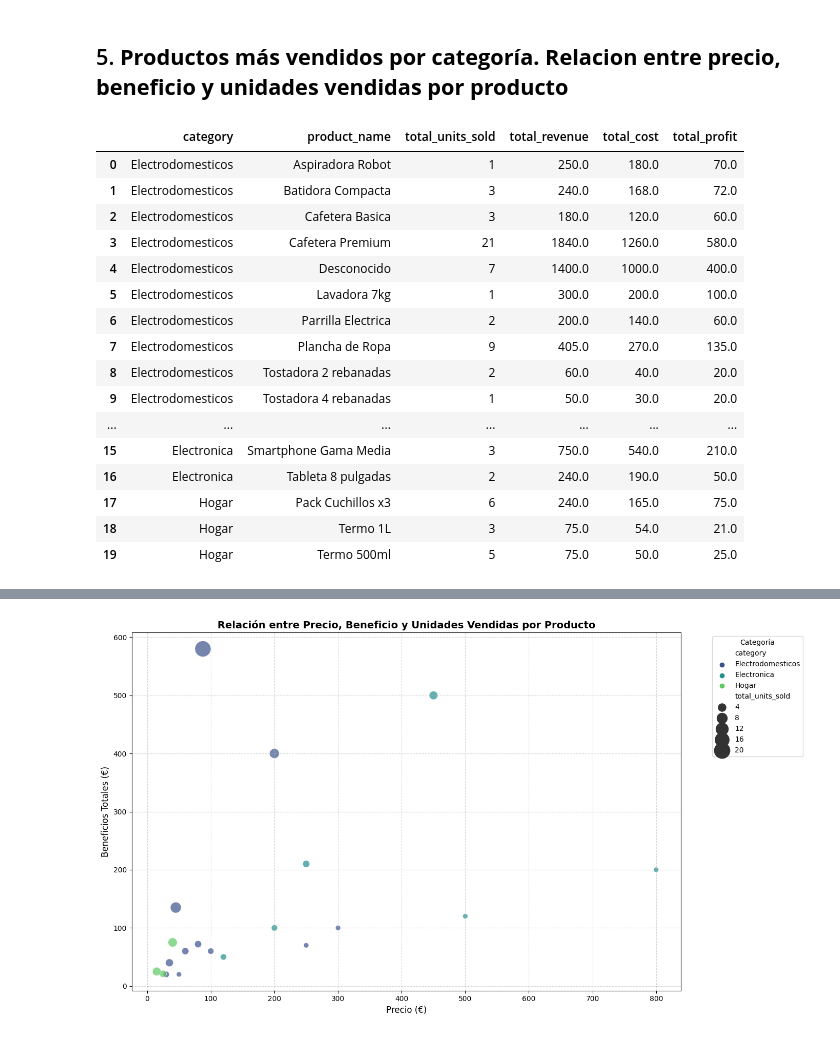
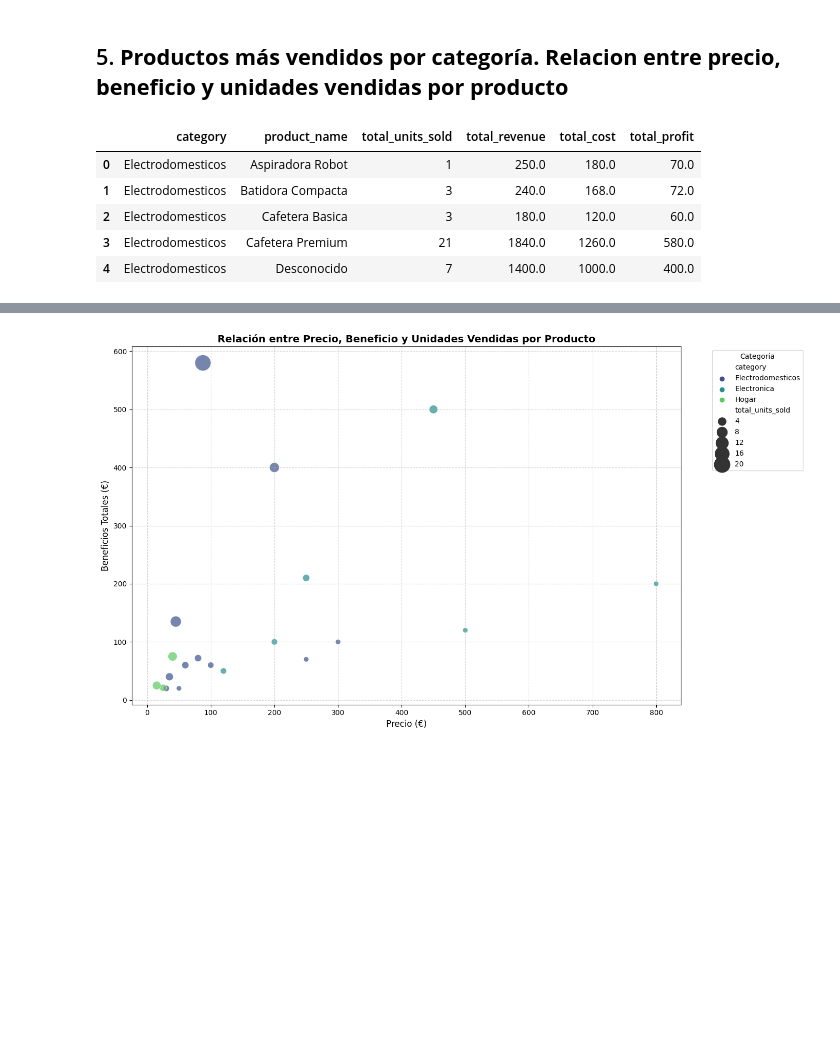
Before and after one commit to StevenNoboa/Prueba-T-cnica-Junior-Data-Scientist, a Jupyter notebook: Notebooks/EDA.ipynb, the cells around one changed output, grey strips where cells are left out. Cells and saved outputs as stored; diff of their text form; code cells hidden in the pictures; blank space fills up the shorter version.

```diff
--- a/Notebooks/EDA.ipynb
+++ b/Notebooks/EDA.ipynb
@@ -425,30 +433,19 @@ plt.show()
 # %%
 # Agrupar por categoría y producto para calcular las unidades vendidas, ingresos, costes y beneficios
 productos_vendidos = df.groupby(['category', 'product_name']).agg(
     total_units_sold=('units_sold', 'sum'),
     total_revenue=('total_revenue', 'sum'),
     total_cost=('total_cost', 'sum'),
     total_profit=('profit', 'sum')
 ).reset_index()
 
-productos_vendidos
+productos_vendidos.head()
 # %% [output]
 |  | category | product_name | total_units_sold | total_revenue | total_cost | total_profit |
 | 0 | Electrodomesticos | Aspiradora Robot | 1 | 250.0 | 180.0 | 70.0 |
 | 1 | Electrodomesticos | Batidora Compacta | 3 | 240.0 | 168.0 | 72.0 |
 | 2 | Electrodomesticos | Cafetera Basica | 3 | 180.0 | 120.0 | 60.0 |
 | 3 | Electrodomesticos | Cafetera Premium | 21 | 1840.0 | 1260.0 | 580.0 |
 | 4 | Electrodomesticos | Desconocido | 7 | 1400.0 | 1000.0 | 400.0 |
-| 5 | Electrodomesticos | Lavadora 7kg | 1 | 300.0 | 200.0 | 100.0 |
-| 6 | Electrodomesticos | Parrilla Electrica | 2 | 200.0 | 140.0 | 60.0 |
-| 7 | Electrodomesticos | Plancha de Ropa | 9 | 405.0 | 270.0 | 135.0 |
-| 8 | Electrodomesticos | Tostadora 2 rebanadas | 2 | 60.0 | 40.0 | 20.0 |
-| 9 | Electrodomesticos | Tostadora 4 rebanadas | 1 | 50.0 | 30.0 | 20.0 |
-| ... | ... | ... | ... | ... | ... | ... |
-| 15 | Electronica | Smartphone Gama Media | 3 | 750.0 | 540.0 | 210.0 |
-| 16 | Electronica | Tableta 8 pulgadas | 2 | 240.0 | 190.0 | 50.0 |
-| 17 | Hogar | Pack Cuchillos x3 | 6 | 240.0 | 165.0 | 75.0 |
-| 18 | Hogar | Termo 1L | 3 | 75.0 | 54.0 | 21.0 |
-| 19 | Hogar | Termo 500ml | 5 | 75.0 | 50.0 | 25.0 |
 # %%
 # Gráfico de barras para los productos más vendidos por categoría
```
Also changed, not shown: parts of 15 cells of this notebook, 3 other files.
